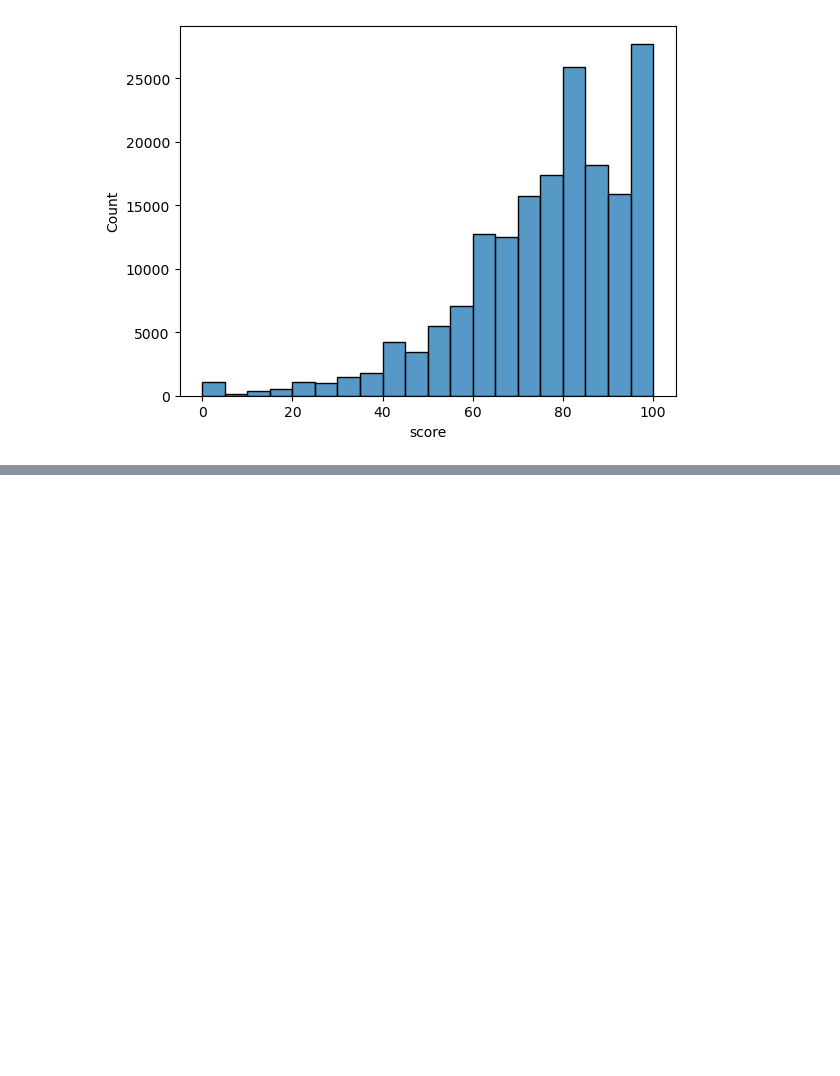
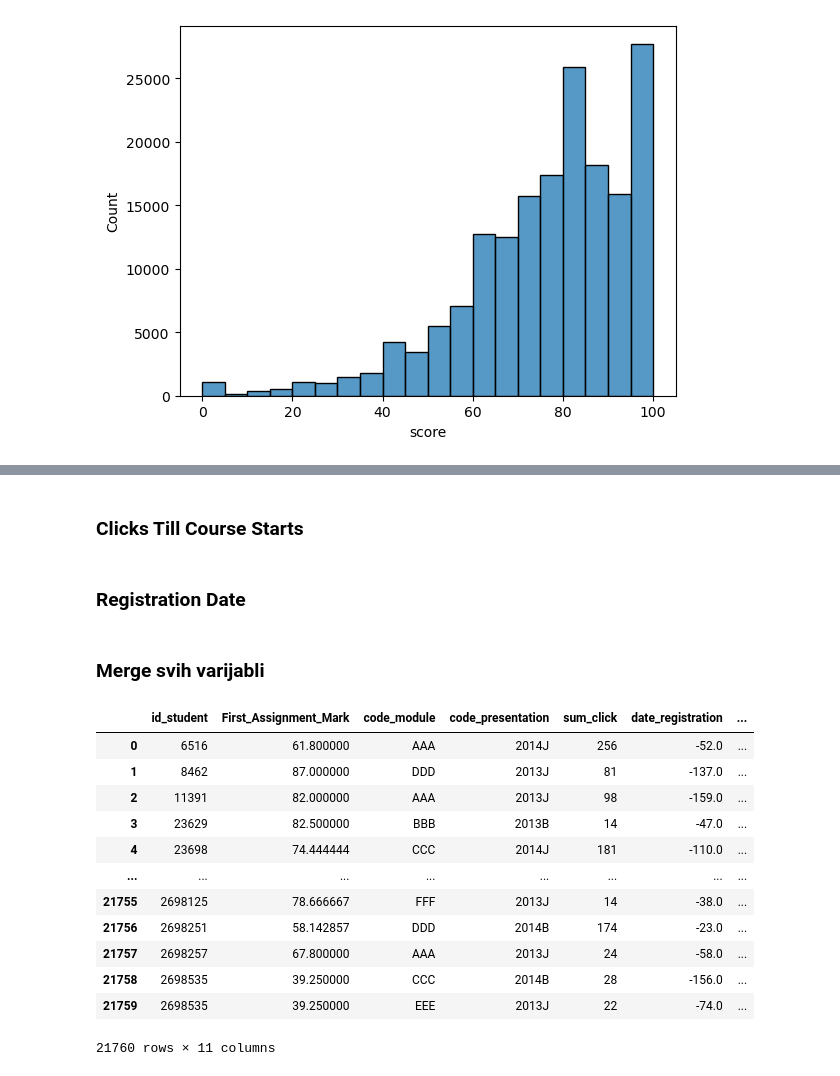
Before and after one commit to okresam/UZOP-Projekt, a Jupyter notebook: UZOP_Projekt.ipynb, the cells around one changed output, grey strips where cells are left out. Saved outputs shown, nothing was run; the diff lists cells and outputs as text; code cells hidden in the pictures; blank space fills up the shorter version.

```diff
--- a/UZOP_Projekt.ipynb
+++ b/UZOP_Projekt.ipynb
@@ -654,0 +671,6 @@ plt.show()
+# %%
+# Ubacivanje srednje vrijednosti za nedostajuće podatke značajke "score"
+studentAssessment.loc[studentAssessment.score.isna(),'score'] = studentAssessment.loc[:,'score'].mean()
+
+# Ubacivanje srednje vrijednosti za nedostajuće podatke značajke "date_registration"
+studentRegistration.loc[studentRegistration.date_registration.isna(),'date_registration'] = studentRegistration.loc[:,'date_registration'].mean()
@@ -654,0 +691,9 @@ plt.show()
+# %%
+studentInfo['Educational_Level'] = studentInfo['highest_education']
+# %% [markdown]
+### Clicks Till Course Starts
+# %%
+#clicks_till_course_starts_df = studentVle.groupby(['code_module', 'code_presentation', 'id_student'])['sum_click'].sum().reset_index()
+clicks_till_course_starts_df = studentVle.loc[studentVle['date'] < 0].groupby(['code_module', 'code_presentation', 'id_student'])['sum_click'].sum().reset_index()
+# %% [markdown]
+### Registration Date
@@ -654,0 +702,21 @@ plt.show()
+# %% [markdown]
+### Merge svih varijabli
+# %%
+analysis_df = first_assignment_mark.merge(clicks_till_course_starts_df, on=['id_student'])
+analysis_df = analysis_df.merge(studentRegistration[['id_student', 'code_module', 'code_presentation', 'date_registration']], on=['id_student', 'code_module', 'code_presentation'])
+analysis_df = analysis_df.merge(studentInfo[['id_student', 'code_module', 'code_presentation', 'Educational_Level', 'age_band', 'disability', 'gender', 'num_of_prev_attempts']], on=['id_student', 'code_module', 'code_presentation'])
+analysis_df
+# %% [output]
+|  | id_student | First_Assignment_Mark | code_module | code_presentation | sum_click | date_registration | ... |
+| 0 | 6516 | 61.800000 | AAA | 2014J | 256 | -52.0 | ... |
+| 1 | 8462 | 87.000000 | DDD | 2013J | 81 | -137.0 | ... |
+| 2 | 11391 | 82.000000 | AAA | 2013J | 98 | -159.0 | ... |
+| 3 | 23629 | 82.500000 | BBB | 2013B | 14 | -47.0 | ... |
+| 4 | 23698 | 74.444444 | CCC | 2014J | 181 | -110.0 | ... |
+| ... | ... | ... | ... | ... | ... | ... | ... |
+| 21755 | 2698125 | 78.666667 | FFF | 2013J | 14 | -38.0 | ... |
+| 21756 | 2698251 | 58.142857 | DDD | 2014B | 174 | -23.0 | ... |
+| 21757 | 2698257 | 67.800000 | AAA | 2013J | 24 | -58.0 | ... |
+| 21758 | 2698535 | 39.250000 | CCC | 2014B | 28 | -156.0 | ... |
+| 21759 | 2698535 | 39.250000 | EEE | 2013J | 22 | -74.0 | ... |
+21760 rows × 11 columns
```
Also changed, not shown: parts of 42 cells of this notebook.
